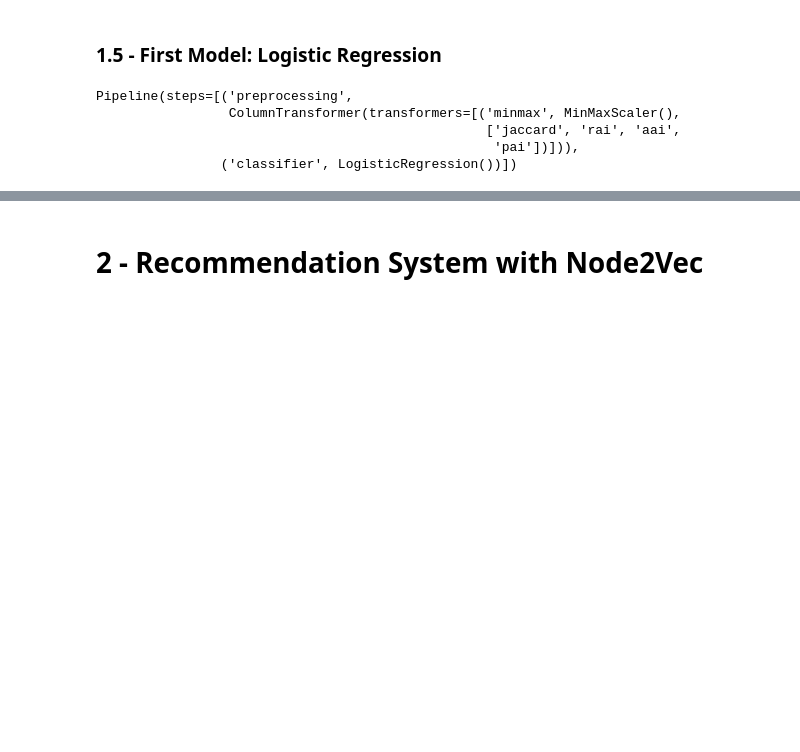
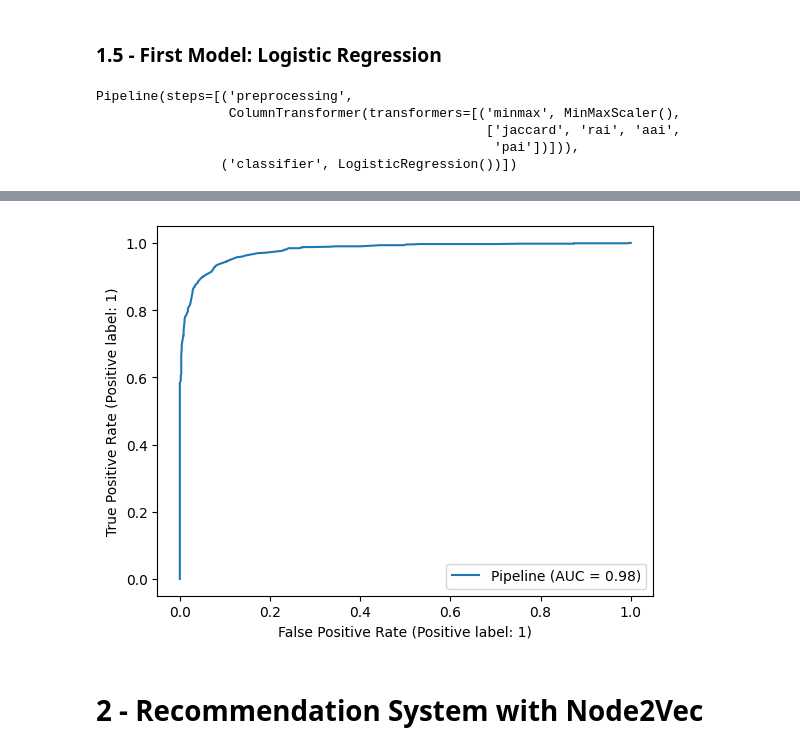
Before and after one commit to giordanovitale/BeerNetwork, a Jupyter notebook: graph_ml.ipynb, the cells around one changed output, grey strips where cells are left out. Drawn from its saved outputs; the diff is of its cells as text; code cells hidden in the pictures; blank space fills up the shorter version.

```diff
--- a/graph_ml.ipynb
+++ b/graph_ml.ipynb
@@ -291,3 +351,8 @@ Precision Score: 1.0
+# %%
+from sklearn.metrics import RocCurveDisplay
+roc_logistic = RocCurveDisplay.from_estimator(xgb_link_predictor, X_test, y_test)
+# %% [output]
+[figure, added]
 # %% [markdown]
 # 2 - Recommendation System with Node2Vec
 # %% [markdown]
```
Also changed, not shown: parts of 22 cells of this notebook.
